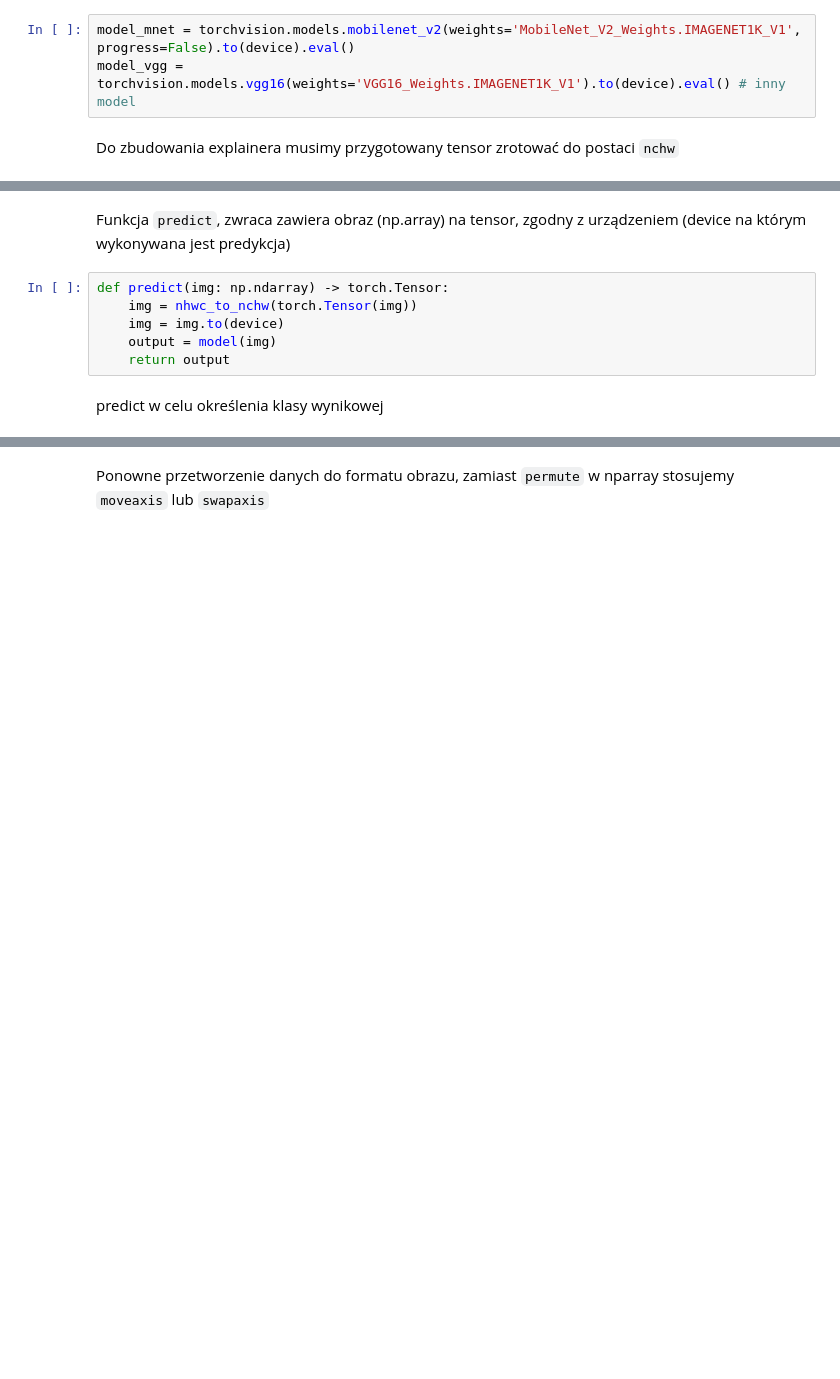
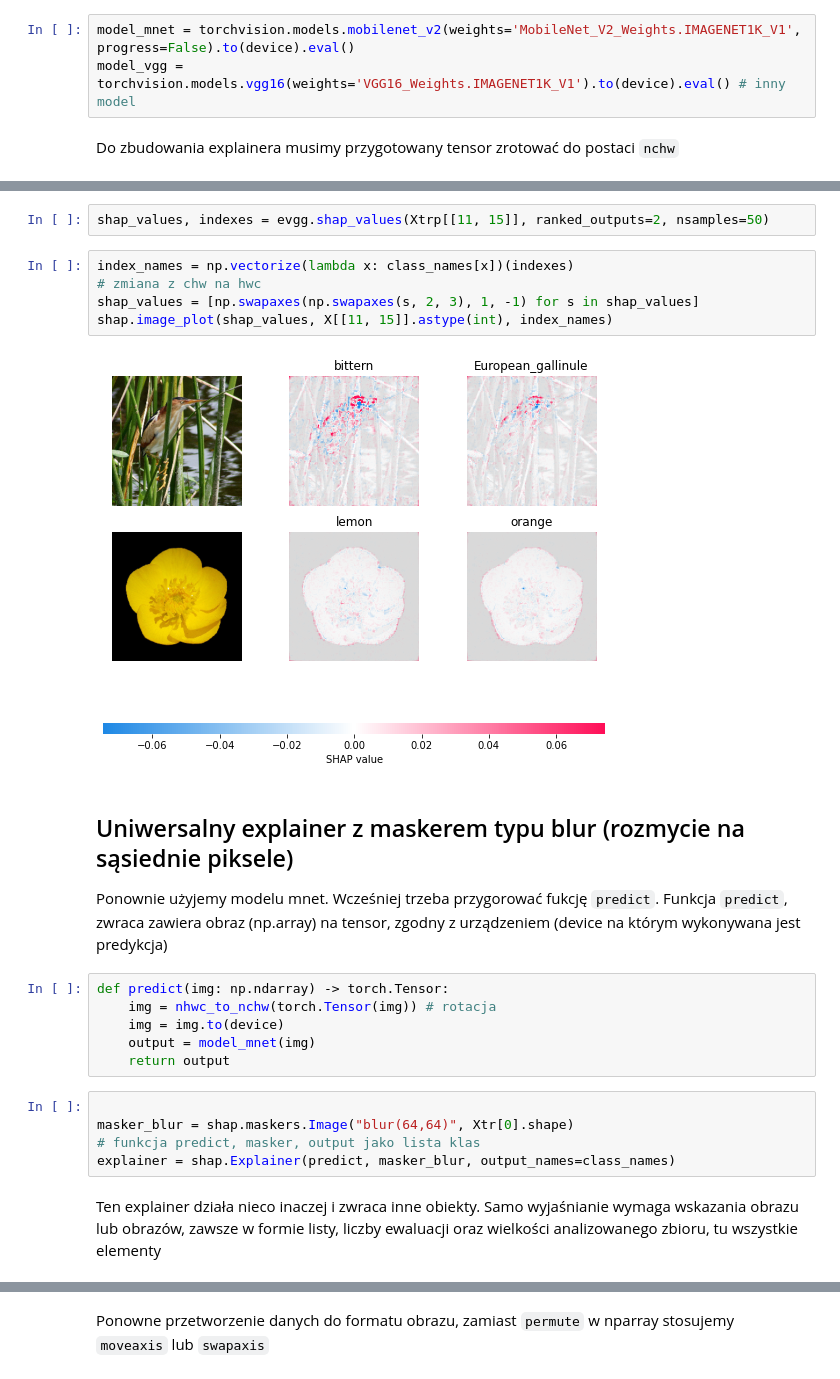
Before and after one commit to jarekj71/interpretacyjne_uczenie_maszynowe, a Jupyter notebook: interpretacyjne_uczenie_maszynowe/ium_deep_learning.ipynb, the cells around one changed output, grey strips where cells are left out. Drawn from its saved outputs; the diff is of its cells as text; blank space fills up the shorter version.

```diff
--- a/interpretacyjne_uczenie_maszynowe/ium_deep_learning.ipynb
+++ b/interpretacyjne_uczenie_maszynowe/ium_deep_learning.ipynb
@@ -95,10 +112,26 @@ Do zbudowania explainera musimy przygotowany tensor zrotować do postaci `nchw`
+# %%
+shap_values, indexes = evgg.shap_values(Xtrp[[11, 15]], ranked_outputs=2, nsamples=50)
+# %%
+index_names = np.vectorize(lambda x: class_names[x])(indexes)
+# zmiana z chw na hwc
+shap_values = [np.swapaxes(np.swapaxes(s, 2, 3), 1, -1) for s in shap_values]
+shap.image_plot(shap_values, X[[11, 15]].astype(int), index_names)
+# %% [output]
+[figure, added]
 # %% [markdown]
-Funkcja `predict`, zwraca zawiera obraz (np.array) na tensor, zgodny z urządzeniem (device na którym wykonywana jest predykcja)
+## Uniwersalny explainer z maskerem typu blur (rozmycie na sąsiednie piksele)
+
+Ponownie użyjemy modelu mnet. Wcześniej trzeba przygorować fukcję `predict`. Funkcja `predict`, zwraca zawiera obraz (np.array) na tensor, zgodny z urządzeniem (device na którym wykonywana jest predykcja)
 # %%
 def predict(img: np.ndarray) -> torch.Tensor:
-    img = nhwc_to_nchw(torch.Tensor(img))
+    img = nhwc_to_nchw(torch.Tensor(img)) # rotacja
     img = img.to(device)
-    output = model(img)
+    output = model_mnet(img)
     return output
-# %% [markdown]
-predict w celu określenia klasy wynikowej
+# %%
+
+masker_blur = shap.maskers.Image("blur(64,64)", Xtr[0].shape)
+# funkcja predict, masker, output jako lista klas
+explainer = shap.Explainer(predict, masker_blur, output_names=class_names)
+# %% [markdown]
+Ten explainer działa nieco inaczej i zwraca inne obiekty. Samo wyjaśnianie wymaga wskazania obrazu lub obrazów, zawsze w formie listy, liczby ewaluacji oraz wielkości analizowanego zbioru, tu wszystkie elementy
```
Also changed, not shown: parts of 16 cells of this notebook.
